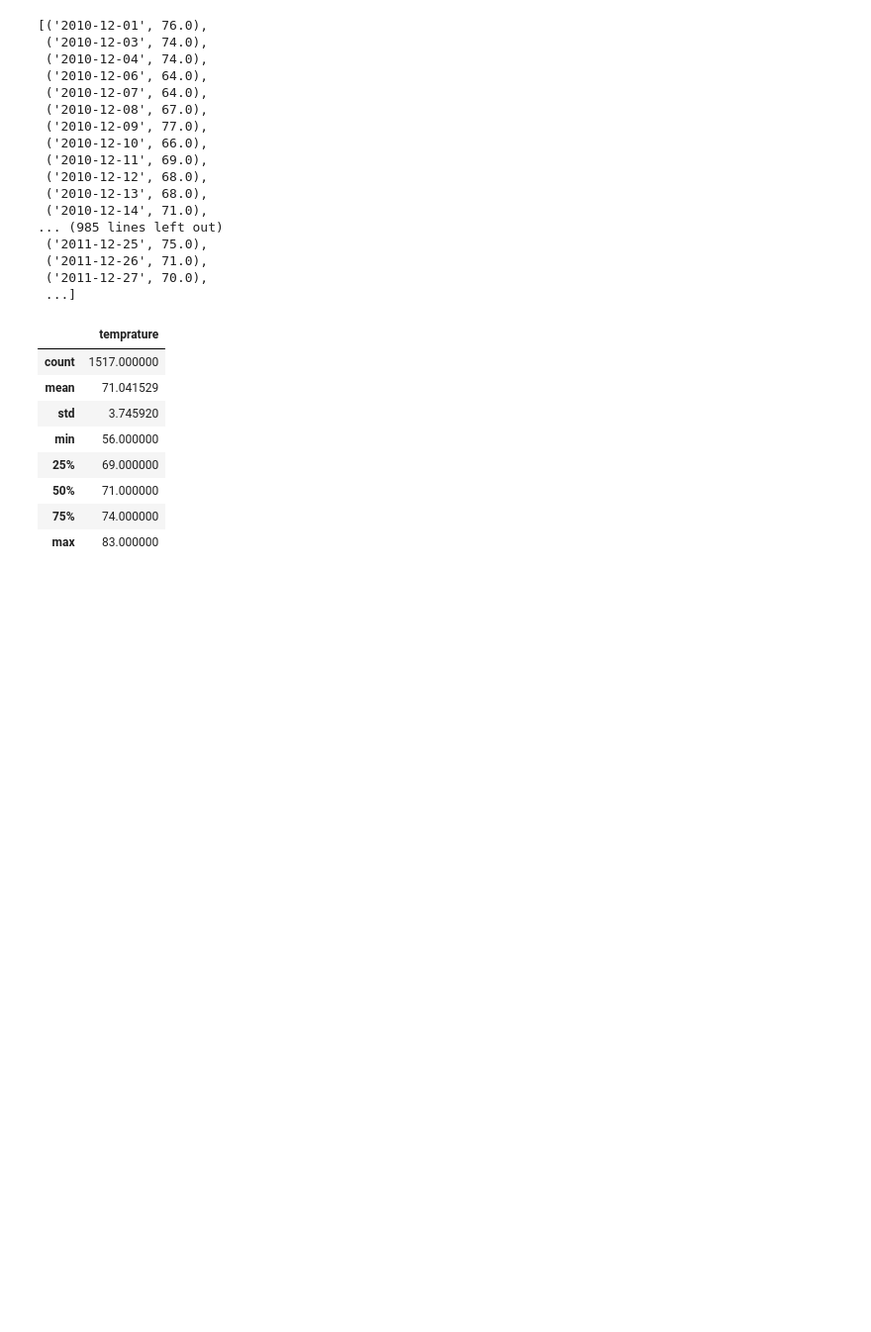
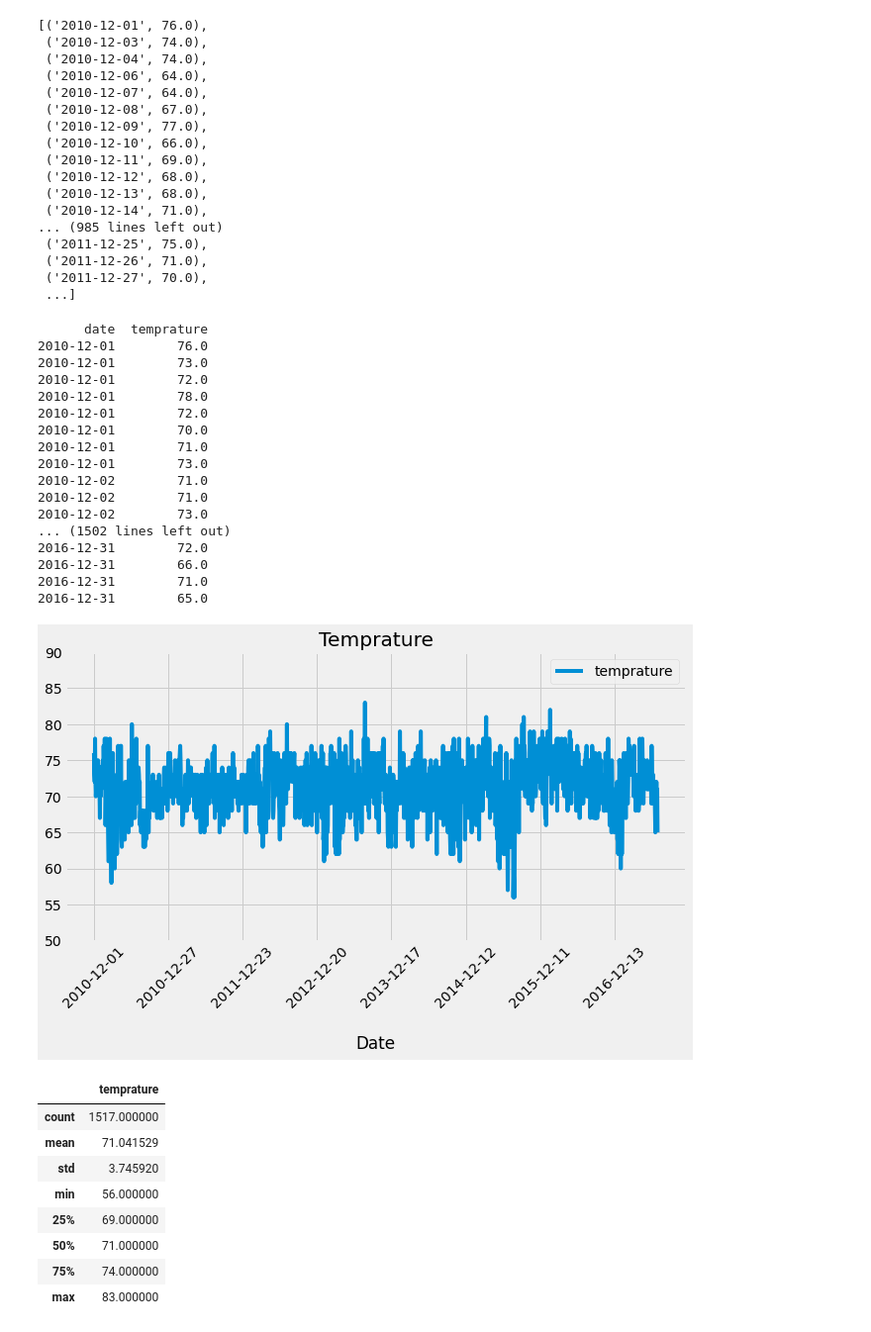
Before and after one commit to Akin-Olusuyi/surfs_up, a Jupyter notebook: SurfsUp_Challenge.ipynb, the cells around one changed output. Shown at 99% size. Saved outputs shown, nothing was run; the diff lists cells and outputs as text; code cells hidden in the pictures; blank space fills up the shorter version.

```diff
--- a/SurfsUp_Challenge.ipynb
+++ b/SurfsUp_Challenge.ipynb
@@ -88,4 +110,5 @@ june_df.describe()
 ## D2: Determine the Summary Statistics for December
 # %%
 # 6. Write a query that filters the Measurement table to retrieve the temperatures for the month of December.
-dec_results = session.query(Measurement.date, Measurement.tobs).filter(extract('month', Measurement.date)==12)
+dec_results = session.query(Measurement.date, Measurement.tobs).filter(extract('month', Measurement.date)==12).all()
+print(dec_results)
@@ -113,6 +138,37 @@ list(dec_results)
 # %%
 # 8. Create a DataFrame from the list of temperatures for the month of December.
 dec_df = pd.DataFrame(dec_results, columns=['date','temprature'])
+
+# Sort the dataframe by date
+dec_df.set_index(dec_df['date'], inplace=True)
+dec_df = dec_df.sort_index()
+print(dec_df.to_string(index=False))
+
+# Use Pandas Plotting
+dec_df.plot(figsize=(10,5),ylim=(50,90),title= 'Temprature', label = 'Temprature', rot=45)
+plt.legend(loc="upper right")
+plt.xlabel("\nDate")
+#plt.savefig("Precipitation_Analysis.jpg")
+plt.show()
+# %% [output]
+      date  temprature
+2010-12-01        76.0
+2010-12-01        73.0
+2010-12-01        72.0
+2010-12-01        78.0
+2010-12-01        72.0
+2010-12-01        70.0
+2010-12-01        71.0
+2010-12-01        73.0
+2010-12-02        71.0
+2010-12-02        71.0
+2010-12-02        73.0
+... (1502 lines left out)
+2016-12-31        72.0
+2016-12-31        66.0
+2016-12-31        71.0
+2016-12-31        65.0
+[figure, added]
 # %%
 # 9. Calculate and print out the summary statistics for the Decemeber temperature DataFrame.
 dec_df.describe()
```
Also changed, not shown: parts of 5 cells of this notebook, 1 other file.
